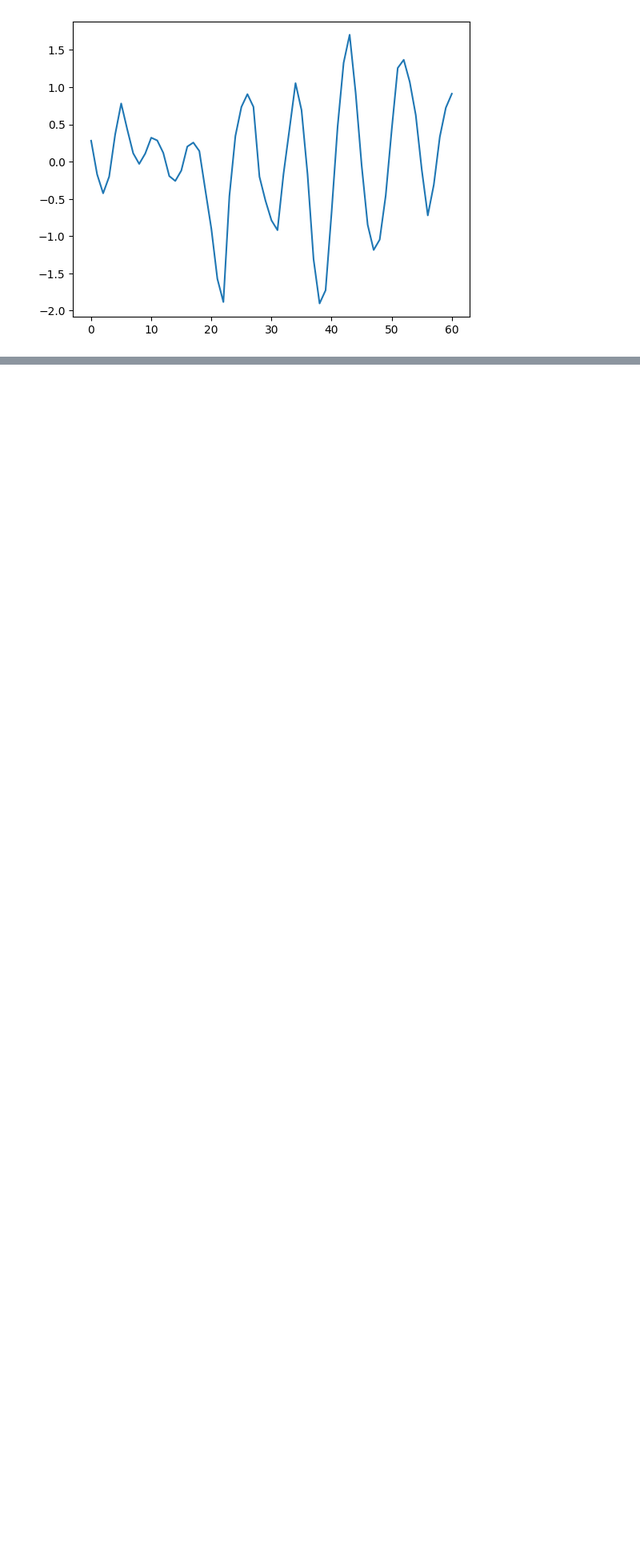
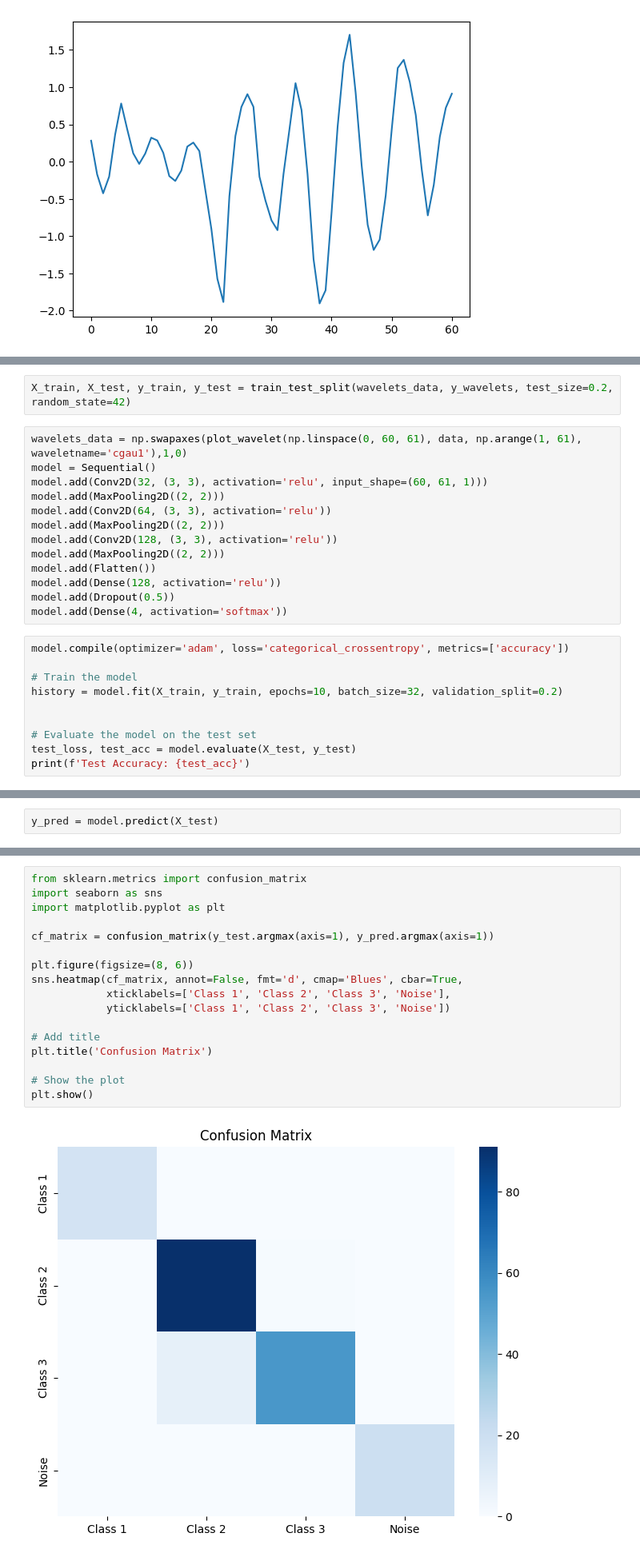
Before and after one commit to TheoLafond/Energy_fault_detection, a Jupyter notebook: main.ipynb, the cells around one changed output, grey strips where cells are left out. Shown: that part at 80% size. Cells and saved outputs as stored; diff of their text form; blank space fills up the shorter version.

```diff
--- a/main.ipynb
+++ b/main.ipynb
@@ -176,0 +263,25 @@ plt.plot(data1[0])
+# %%
+X_train, X_test, y_train, y_test = train_test_split(wavelets_data, y_wavelets, test_size=0.2, random_state=42)
+# %%
+wavelets_data = np.swapaxes(plot_wavelet(np.linspace(0, 60, 61), data, np.arange(1, 61), waveletname='cgau1'),1,0)
+model = Sequential()
+model.add(Conv2D(32, (3, 3), activation='relu', input_shape=(60, 61, 1)))
+model.add(MaxPooling2D((2, 2)))
+model.add(Conv2D(64, (3, 3), activation='relu'))
+model.add(MaxPooling2D((2, 2)))
+model.add(Conv2D(128, (3, 3), activation='relu'))
+model.add(MaxPooling2D((2, 2)))
+model.add(Flatten())
+model.add(Dense(128, activation='relu'))
+model.add(Dropout(0.5))
+model.add(Dense(4, activation='softmax'))
+# %%
+model.compile(optimizer='adam', loss='categorical_crossentropy', metrics=['accuracy'])
+
+# Train the model
+history = model.fit(X_train, y_train, epochs=10, batch_size=32, validation_split=0.2)
+
+
+# Evaluate the model on the test set
+test_loss, test_acc = model.evaluate(X_test, y_test)
+print(f'Test Accuracy: {test_acc}')
@@ -176,0 +306,2 @@ plt.plot(data1[0])
+# %%
+y_pred = model.predict(X_test)
@@ -176,0 +321,19 @@ plt.plot(data1[0])
+# %%
+from sklearn.metrics import confusion_matrix
+import seaborn as sns
+import matplotlib.pyplot as plt
+
+cf_matrix = confusion_matrix(y_test.argmax(axis=1), y_pred.argmax(axis=1))
+
+plt.figure(figsize=(8, 6))
+sns.heatmap(cf_matrix, annot=False, fmt='d', cmap='Blues', cbar=True,
+            xticklabels=['Class 1', 'Class 2', 'Class 3', 'Noise'],
+            yticklabels=['Class 1', 'Class 2', 'Class 3', 'Noise'])
+
+# Add title
+plt.title('Confusion Matrix')
+
+# Show the plot
+plt.show()
+# %% [output]
+[figure, added]
```
Also changed, not shown: parts of 18 cells of this notebook.
